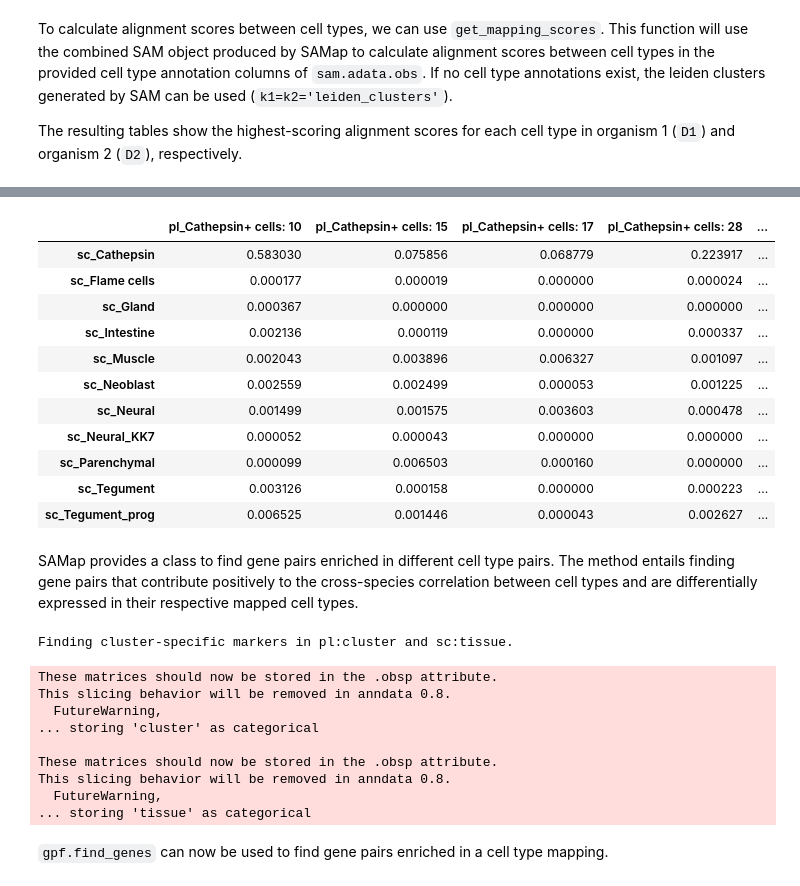
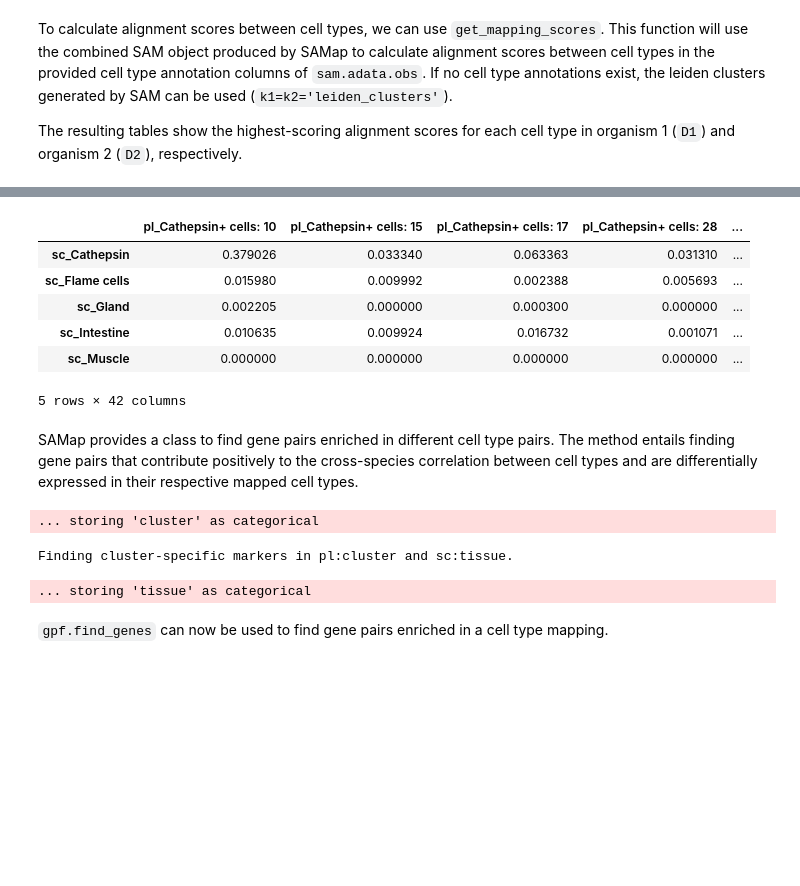
Before and after one commit to atarashansky/SAMap, a Jupyter notebook: SAMap_quickstart_run_example.ipynb, the cells around one changed output, grey strips where cells are left out. Cells and saved outputs as stored; diff of their text form; code cells hidden in the pictures; blank space fills up the shorter version.

```diff
--- a/SAMap_quickstart_run_example.ipynb
+++ b/SAMap_quickstart_run_example.ipynb
@@ -28,22 +24,27 @@ Prior to running SAMap, you should have run `map_genes.sh`, which expects 2-char
 id1 = 'pl'
 id2 = 'sc'
 # %%
+"""
 # passing in file names (SAMap will process the data with SAM and save the resulting objects to two `.h5ad` files.)
-fn1 = '/media/storage/Dropbox/scrna/notebooks/data/planarian.h5ad' #processed data will be automatically saved to `/path/to/file/file1_pr.h5ad`
-fn2 = '/media/storage/Dropbox/scrna/notebooks/data/schisto.h5ad' #processed data will be automatically saved to `/path/to/file/file2_pr.h5ad`
-# runs SAMAP (f_maps should be the path to the 'maps' directory generated in the BLAST step above)
-sm = SAMAP(fn1,fn2,id1,id2,f_maps = '/media/storage/Dropbox/scrna/notebooks/maps/')
+# these objects are assumed to be unprocessed
+fn1 = 'example_data/planarian.h5ad' #processed data will be automatically saved to `example_data/planarian_pr.h5ad`
+fn2 = 'example_data/schistosome.h5ad' #processed data will be automatically saved to `example_data/schistosome_pr.h5ad`
+# runs SAMAP
+sm = SAMAP(fn1,fn2,id1,id2,f_maps = 'maps/')
 samap = sm.run()
+#"""
 
-"""
+#"""
 # passing in already-processed SAM objects
+fn1 = 'example_data/planarian.h5ad'
+fn2 = 'example_data/schistosome.h5ad'
 sam1=SAM()
 sam2=SAM()
-sam1.load_data('/path/to/file1_pr.h5ad')
-sam2.load_data('/path/to/file2_pr.h5ad')
+sam1.load_data(fn1)
+sam2.load_data(fn2)
 
-sm = SAMAP(sam1,sam2,id1,id2,f_maps = 'maps/')
+sm = SAMAP(sam1,sam2,id1,id2,f_maps = 'example_data/maps/')
 samap = sm.run()
-"""
+#"""
 # %% [output]
 Preparing data 1 for SAMap.
@@ -71,5 +77,5 @@ The resulting tables show the highest-scoring alignment scores for each cell typ
 # %%
-k1 = 'cluster' #cell types annotation key in `sm.sam1.adata.obs`
-k2 = 'tissue' #cell types annotation key in `sm.sam2.adata.obs`
-D1,D2,MappingTable = get_mapping_scores(sm,k1,k2)
+k1 = 'cluster' #cell types annotation key in `sam1.adata.obs`
+k2 = 'tissue' #cell types annotation key in `sam2.adata.obs`
+D1,D2,MappingTable = get_mapping_scores(sm,k1,k2, n_top = 0)
 # %%
@@ -112,33 +103,21 @@ D2
 # %%
-MappingTable
+MappingTable.head()
 # %% [output]
 |  | pl_Cathepsin+ cells: 10 | pl_Cathepsin+ cells: 15 | pl_Cathepsin+ cells: 17 | pl_Cathepsin+ cells: 28 | ... |
-| sc_Cathepsin | 0.583030 | 0.075856 | 0.068779 | 0.223917 | ... |
-| sc_Flame cells | 0.000177 | 0.000019 | 0.000000 | 0.000024 | ... |
-| sc_Gland | 0.000367 | 0.000000 | 0.000000 | 0.000000 | ... |
-| sc_Intestine | 0.002136 | 0.000119 | 0.000000 | 0.000337 | ... |
-| sc_Muscle | 0.002043 | 0.003896 | 0.006327 | 0.001097 | ... |
-| sc_Neoblast | 0.002559 | 0.002499 | 0.000053 | 0.001225 | ... |
-| sc_Neural | 0.001499 | 0.001575 | 0.003603 | 0.000478 | ... |
-| sc_Neural_KK7 | 0.000052 | 0.000043 | 0.000000 | 0.000000 | ... |
-| sc_Parenchymal | 0.000099 | 0.006503 | 0.000160 | 0.000000 | ... |
-| sc_Tegument | 0.003126 | 0.000158 | 0.000000 | 0.000223 | ... |
-| sc_Tegument_prog | 0.006525 | 0.001446 | 0.000043 | 0.002627 | ... |
+| sc_Cathepsin | 0.379026 | 0.033340 | 0.063363 | 0.031310 | ... |
+| sc_Flame cells | 0.015980 | 0.009992 | 0.002388 | 0.005693 | ... |
+| sc_Gland | 0.002205 | 0.000000 | 0.000300 | 0.000000 | ... |
+| sc_Intestine | 0.010635 | 0.009924 | 0.016732 | 0.001071 | ... |
+| sc_Muscle | 0.000000 | 0.000000 | 0.000000 | 0.000000 | ... |
+5 rows × 42 columns
 # %% [markdown]
 SAMap provides a class to find gene pairs enriched in different cell type pairs. The method entails finding gene pairs that contribute positively to the cross-species correlation between cell types and are differentially expressed in their respective mapped cell types.
 # %%
 gpf = GenePairFinder(sm,k1=k1,k2=k2)
 # %% [output]
-Finding cluster-specific markers in pl:cluster and sc:tissue.
+... storing 'cluster' as categorical
-These matrices should now be stored in the .obsp attribute.
-This slicing behavior will be removed in anndata 0.8.
-  FutureWarning,
-... storing 'cluster' as categorical
-
-These matrices should now be stored in the .obsp attribute.
-This slicing behavior will be removed in anndata 0.8.
-  FutureWarning,
-... storing 'tissue' as categorical
+Finding cluster-specific markers in pl:cluster and sc:tissue.
+... storing 'tissue' as categorical
 # %% [markdown]
 `gpf.find_genes` can now be used to find gene pairs enriched in a cell type mapping.
 # %%
```
Also changed, not shown: parts of 17 cells of this notebook, 1 other file.
